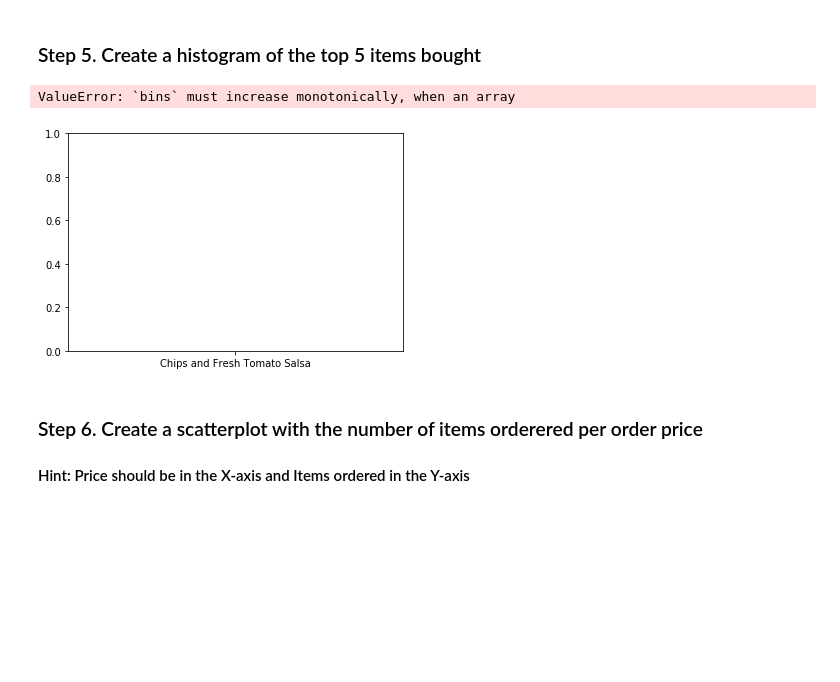
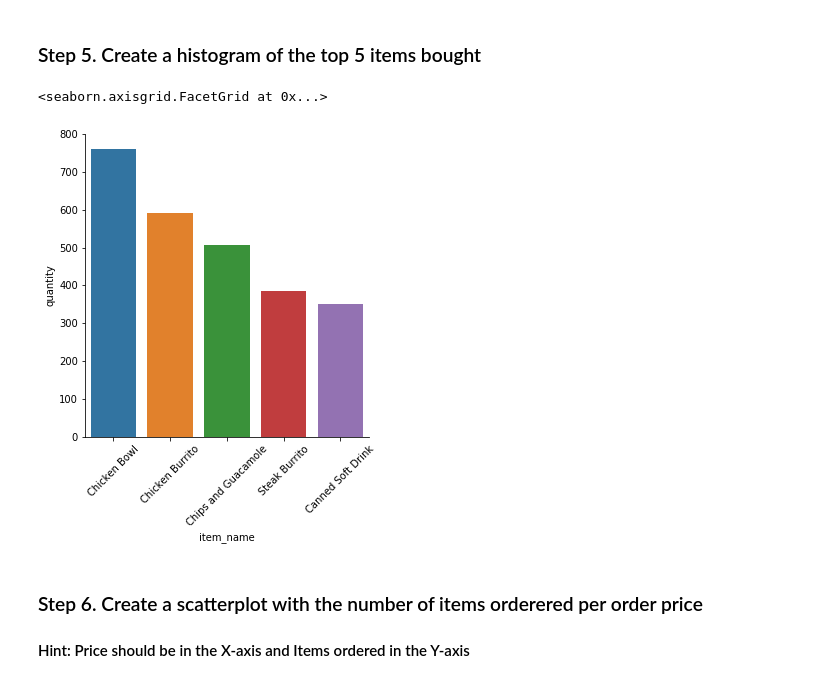
Before and after one commit to huisben/pd-practice, a Jupyter notebook: 07_Visualization/Chipotle/Exercises.ipynb, the cells around one changed output. Cells and saved outputs as stored; diff of their text form; code cells hidden in the pictures; blank space fills up the shorter version.

```diff
--- a/07_Visualization/Chipotle/Exercises.ipynb
+++ b/07_Visualization/Chipotle/Exercises.ipynb
@@ -44,11 +45,17 @@ chipo.head(10)
 | 9 | 5 | 1 | Steak Burrito | [Fresh Tomato Salsa, [Rice, Black... | $9.25 |
 # %% [markdown]
 ### Step 5. Create a histogram of the top 5 items bought
-# %%
-plt.hist(chipo['item_name'], chipo['quantity'])
-# %% [output]
-ValueError: `bins` must increase monotonically, when an array
-[figure, removed]
+# %%
+# sns.distplot(chipo['item_name'], bins=5, kde=False, rug=True);
+
+count = collections.Counter(chipo[['item_name', 'quantity']])
+
+count = chipo.groupby('item_name')['quantity'].sum().reset_index().sort_values(by='quantity', ascending=False).head(5)
+
+sns.catplot(x='item_name', y='quantity', data=count, kind="bar").set_xticklabels(rotation=45)
+# %% [output]
+<seaborn.axisgrid.FacetGrid at 0x...>
+[figure, added]
 # %% [markdown]
 ### Step 6. Create a scatterplot with the number of items orderered per order price
 #### Hint: Price should be in the X-axis and Items ordered in the Y-axis
```
Also changed, not shown: parts of 3 cells of this notebook, 7 other files.
